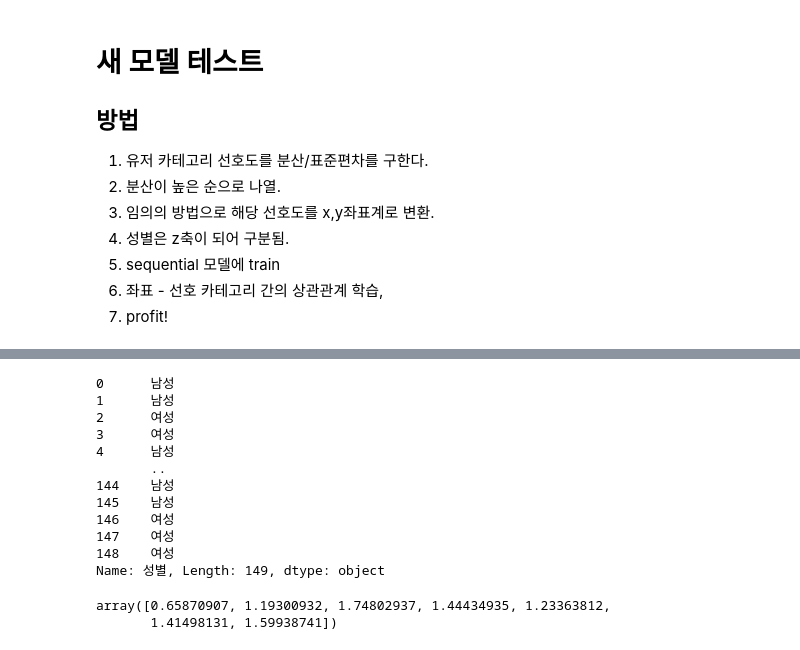
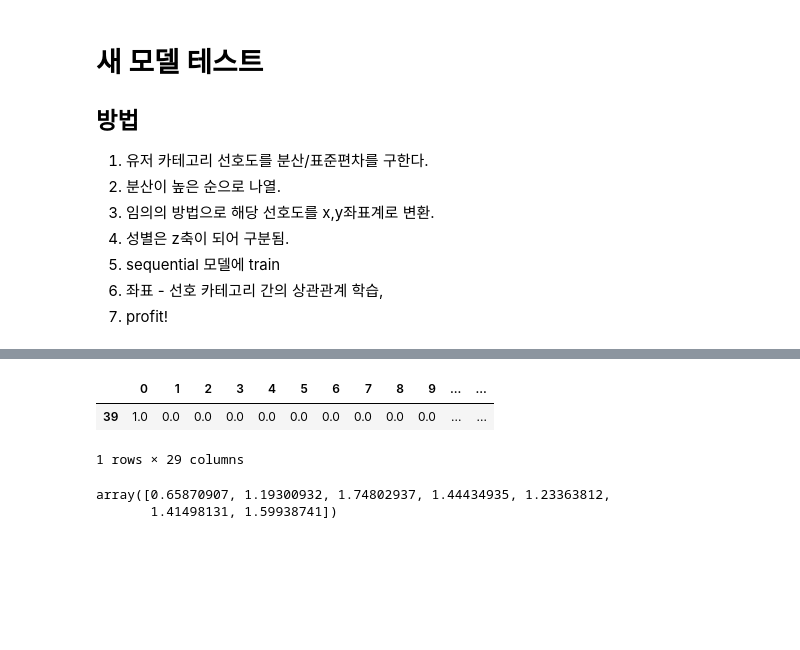
Before and after one commit to gkdnfka/Travel_Together, a Jupyter notebook: Data/new_model_test.ipynb, the cells around one changed output, grey strips where cells are left out. Drawn from its saved outputs; the diff is of its cells as text; code cells hidden in the pictures; blank space fills up the shorter version.

```diff
--- a/Data/new_model_test.ipynb
+++ b/Data/new_model_test.ipynb
@@ -30,18 +81,18 @@ df
 # %%
-df.loc[:, "성별"]
+user_taste_row = np.zeros(29)
+user_taste = userdata['USER_TASTE'].split(',')
+user_taste = [int(taste) for taste in user_taste]
+
+for i in user_taste:
+    user_taste_row[i] = 1
+
+user_taste_df = pd.DataFrame({userdata['USER_CODE'] : user_taste_row})
+user_taste_df = user_taste_df.T
+user_taste_df
 # %% [output]
+|  | 0 | 1 | 2 | 3 | 4 | 5 | 6 | 7 | 8 | 9 | ... | ... |
+| 39 | 1.0 | 0.0 | 0.0 | 0.0 | 0.0 | 0.0 | 0.0 | 0.0 | 0.0 | 0.0 | ... | ... |
-0      남성
-1      남성
-2      여성
-3      여성
-4      남성
-       ..
-144    남성
-145    남성
-146    여성
-147    여성
-148    여성
-Name: 성별, Length: 149, dtype: object
+1 rows × 29 columns
 # %%
 import numpy as np
 var_arr = np.array([np.var(df.loc[:, "휴양"]), np.var(df.loc[:, "자연경관"]), np.var(df.loc[:, "문화유산"]), np.var(df.loc[:, "액티비티"]), np.var(df.loc[:, "쇼핑"]), np.var(df.loc[:, "공연"]), np.var(df.loc[:, "전시물"])])
```
Also changed, not shown: parts of 2 cells of this notebook, 4 other files.
